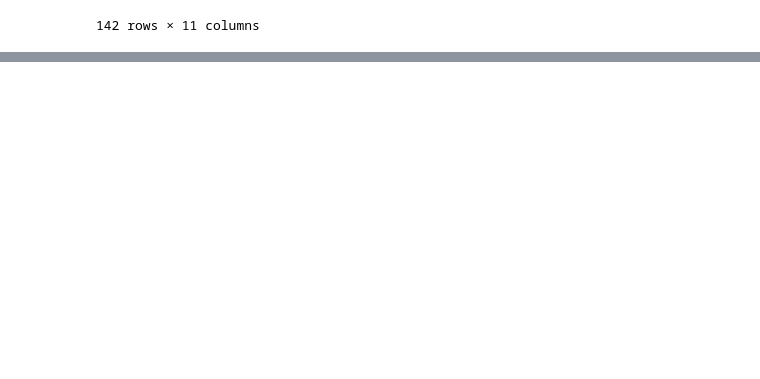
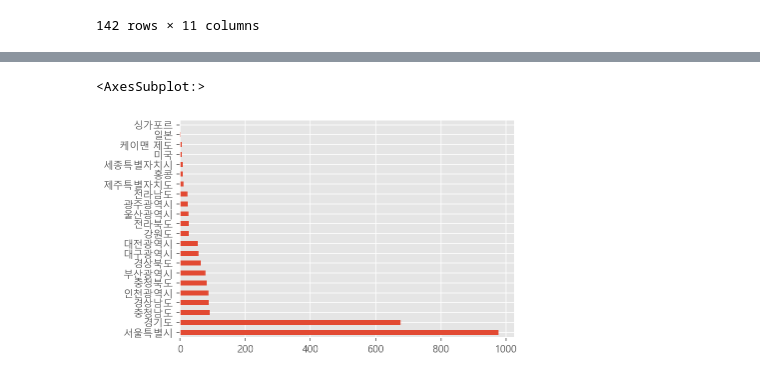
Before and after one commit to HanHyunDo/coding, a Jupyter notebook: 오늘 코드(유튜브)/KRX 분석.ipynb, the cells around one changed output, grey strips where cells are left out. Cells and saved outputs as stored; diff of their text form; code cells hidden in the pictures; blank space fills up the shorter version.

```diff
--- a/오늘 코드(유튜브)/KRX 분석.ipynb
+++ b/오늘 코드(유튜브)/KRX 분석.ipynb
@@ -454,0 +496,5 @@ df[df["Sector"] == "특수 목적용 기계 제조업"]
+# %%
+df["Region"].value_counts().plot.barh()
+# %% [output]
+<AxesSubplot:>
+[figure, added]
```
Also changed, not shown: parts of 12 cells of this notebook.
